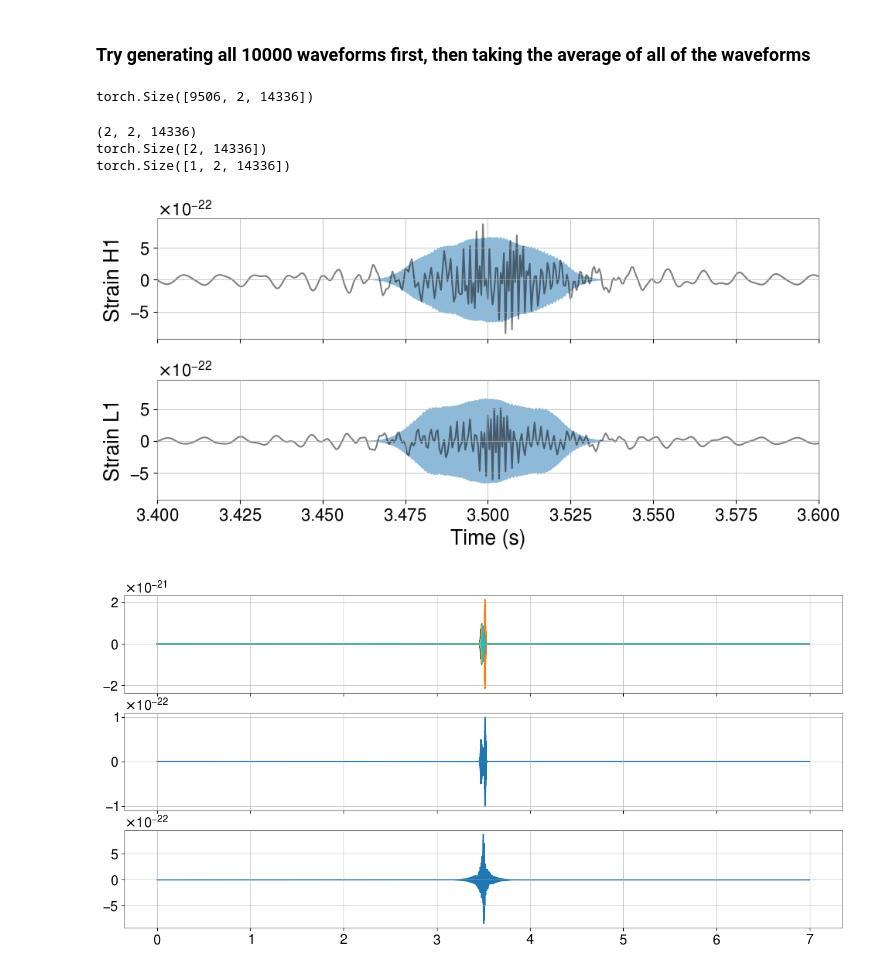
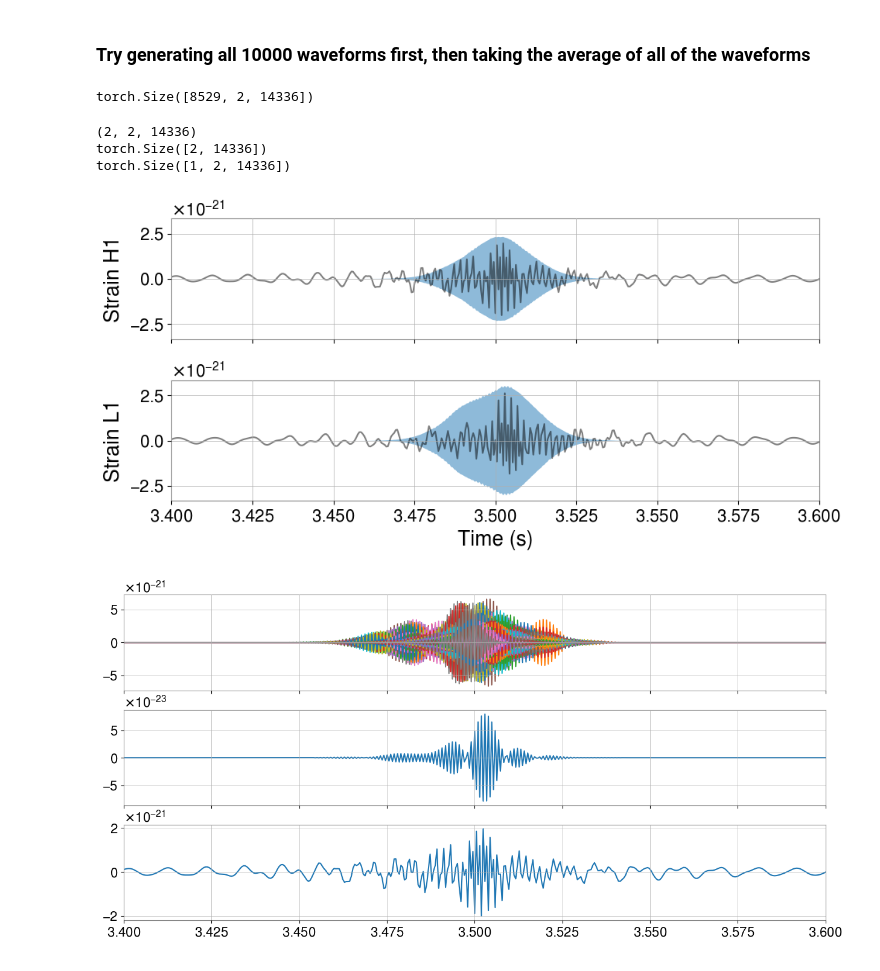
Before and after one commit to JackRedds/amplfi, a Jupyter notebook: notebooks/sg_packet.ipynb, the cells around one changed output. Cells and saved outputs as stored; diff of their text form; code cells hidden in the pictures.

```diff
--- a/notebooks/sg_packet.ipynb
+++ b/notebooks/sg_packet.ipynb
@@ -22,6 +21,6 @@ print(amplfi.__file__)  # Should now point to your local repo
 # %% [output]
 /home/jack.redepenning/amplfi_dir/amplfi/amplfi/__init__.py
 # %%
-ckpt_path = "/home/jack.redepenning/amplfi_dir/amplfi-outdir/runs/finished_model/sg/best.ckpt"
-config_path = "/home/jack.redepenning/amplfi_dir/amplfi/runs/sg/sg.yaml"
+ckpt_path = "/home/jack.redepenning/amplfi_dir/amplfi-outdir/runs/finished_model/sg_sky_loc/best.ckpt"
+config_path = "/home/jack.redepenning/amplfi_dir/amplfi/runs/sg_sky_loc/sg.yaml"
 param_path = "/home/jack.redepenning/amplfi_dir/amplfi-outdir/runs/finished_model/sg/parameters.hdf5"
@@ -137,17 +117,17 @@ num_packet = 1
 param_dict = {
     "frequency": Uniform(32, 1024, False),
     "quality": Uniform(25, 75, False),
-    "hrss": LogUniform(1e-21, 2e-21, False),
+    "hrss": Uniform(1e-21, 2e-21, False),
     "phase": Uniform(0, 2 * np.pi, False),
-    "eccentricity": Constant(0.01),
+    "eccentricity": Uniform(0, 0.01),
 }
-#param_dict = {
-#    "frequency": Uniform(32, 1024, False),
+# param_dict = {
+#    "frequency": Constant(512.0),
 #    "quality": Uniform(25, 75, False),
 #    "hrss": LogUniform(1e-21, 2e-21, False),
-#    "phase": Constant(np.pi),
-#    "eccentricity": Constant(0.01),
-#}
+#    "phase": Uniform(0, 2 * np.pi, False),
+#    "eccentricity": Uniform(0, 0.01),
+# }
 # And then sample from each of those distributions
 params = {
     k: v.sample((num_waveforms,)).cpu() for k, v in param_dict.items()
@@ -225,3 +206,18 @@ post = {key: torch.tensor([posterior[key].mean()]) for key in posterior.keys()
 # Phase of the two waveforms do not match up unless I set the phase for the posterior to be the
 # same as the prior
 # post['phase'] = params['phase']
+# %%
+from scipy.stats import probplot
+num_params = len(posterior.keys()[:-2])
+fig, axes = plt.subplots(2, 2, sharex=True, figsize = (10, 10))
+post_plot = posterior.to_numpy().T
+key = posterior.keys()
+probplot(post_plot[0], plot=axes[0, 0])
+probplot(post_plot[1], plot=axes[0, 1])
+probplot(post_plot[2], plot=axes[1, 0])
+probplot(post_plot[3], plot=axes[1, 1])
+axes[0, 0].set_title(key[0])
+axes[0, 1].set_title(key[1])
+axes[1, 0].set_title(key[2])
+axes[1, 1].set_title(key[3])
+plt.tight_layout()
@@ -300,7 +298,7 @@ waveforms_pred = compute_observed_strain(
 )
 print(waveforms_pred.shape)
 # %% [output]
-torch.Size([9506, 2, 14336])
+torch.Size([8529, 2, 14336])
 # %%
 percentile_waveform_pred = np.percentile(waveforms_pred.cpu(), [5, 95], axis=0)
 print(percentile_waveform_pred.shape)
@@ -324,22 +322,22 @@ plt.tight_layout()
 # plt.savefig("./images/sg_packet.png")
 plt.show()
 # %% [output]
-[figure, old version]
+[figure, new version]
 # %%
 fig, ax = plt.subplots(3, sharex=True, figsize=(15, 7))
 wave_ave = 0
-num_waves = 20
+num_waves = 1000
 ip = len(waveforms_pred) // num_waves + 1
 for wave in waveforms_pred[::ip, 0, :]:
     ax[0].plot(times, wave)
     wave_ave += wave
 wave_ave /= num_waves
 ax[1].plot(times, wave_ave)
 ax[2].plot(times, waveforms[0, 0])
-# ax[0].set_xlim(3.4, 3.6)
+ax[0].set_xlim(3.4, 3.6)
 plt.show()
 # %% [output]
-[figure, old version]
+[figure, new version]
 # %%
 fig, ax = plt.subplots(3, sharex=True, figsize=(15, 7))
 wave_ave = 0
```
Also changed, not shown: parts of 9 cells of this notebook, 7 other files.
